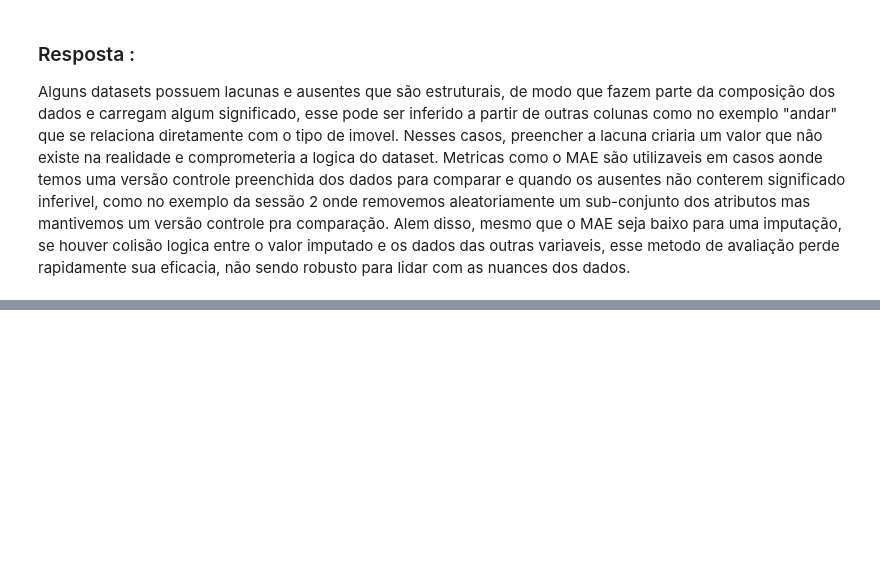
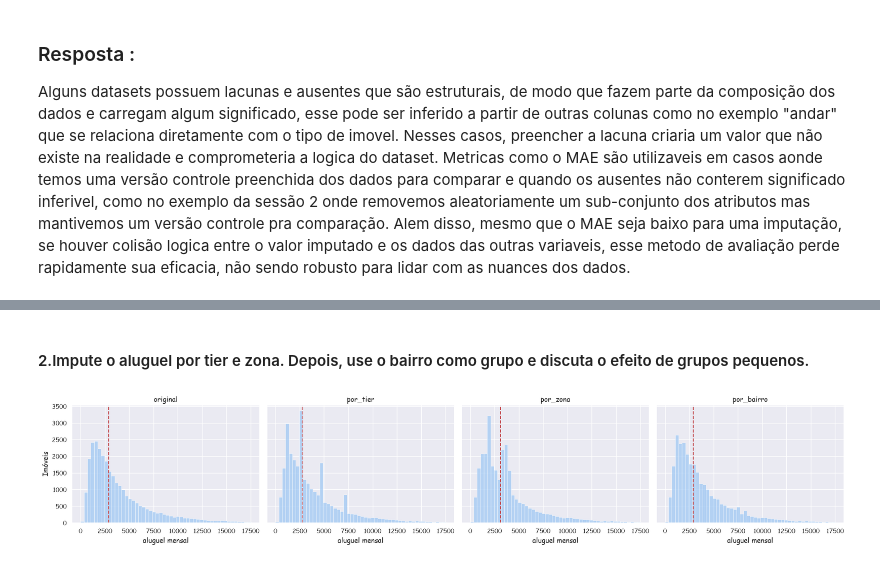
Before and after one commit to JoaoMAraujoJr/DataScience_2026.2, a Jupyter notebook: jupyters/Imputação e Normalização.ipynb, the cells around one changed output, grey strips where cells are left out. Drawn from its saved outputs; the diff is of its cells as text; code cells hidden in the pictures; blank space fills up the shorter version.

```diff
--- a/jupyters/Imputação e Normalização.ipynb
+++ b/jupyters/Imputação e Normalização.ipynb
@@ -524,0 +597,46 @@ Alguns datasets possuem lacunas e ausentes que são estruturais, de modo que faz
+# %% [markdown]
+#### 2.Impute o aluguel por tier e zona. Depois, use o bairro como grupo e discuta o efeito de grupos pequenos.
+# %%
+mediana_por_tier = imoveis_missing.groupby("tier").agg(mediana = ("aluguel_mensal","median"))
+mediana_por_tier_da_linha = imoveis_missing["tier"].map(mediana_por_tier["mediana"])
+
+
+mediana_por_bairro = imoveis_missing.groupby("bairro").agg(mediana= ("aluguel_mensal","median"))
+mediana_por_bairro_da_linha = imoveis_missing["bairro"].map(mediana_por_bairro["mediana"])
+
+mediana_por_zona = imoveis_missing.groupby("zona").agg(mediana= ("aluguel_mensal","median"))
+mediana_por_zona_da_linha = imoveis_missing["zona"].map(mediana_por_zona["mediana"])
+
+imoveis_input_por_tier = imoveis_missing.assign(aluguel_mensal=imoveis_missing["aluguel_mensal"].fillna(mediana_por_tier_da_linha))
+imoveis_input_por_zona = imoveis_missing.assign(aluguel_mensal=imoveis_missing["aluguel_mensal"].fillna(mediana_por_zona_da_linha))
+imoveis_input_por_bairro = imoveis_missing.assign(aluguel_mensal=imoveis_missing["aluguel_mensal"].fillna(mediana_por_bairro_da_linha))
+
+algueis_input_types = {
+    "original": imoveis_true.aluguel_mensal,
+    "por_tier": imoveis_input_por_tier.aluguel_mensal,
+    "por_zona": imoveis_input_por_zona.aluguel_mensal,
+    "por_bairro": imoveis_input_por_bairro.aluguel_mensal,
+}
+
+limit = imoveis_true.aluguel_mensal.quantile(.99)
+
+fig, axes = plt.subplots(1, 4, figsize=(20, 4), sharex=True, sharey=True)
+
+for ax, (label, values) in zip(axes, algueis_input_types.items()):
+    sns.histplot(
+        values,
+        bins=50,
+        binrange=(0, limit),
+        ax=ax,
+    )
+    ax.set(
+        title=label,
+        xlabel="aluguel mensal",
+        ylabel="Imóveis",
+    )
+    ax.axvline(values.median(), color="#C44E52", linestyle="--")
+
+plt.tight_layout()
+plt.show()
+# %% [output]
+[figure, added]
```
Also changed, not shown: parts of 15 cells of this notebook.
